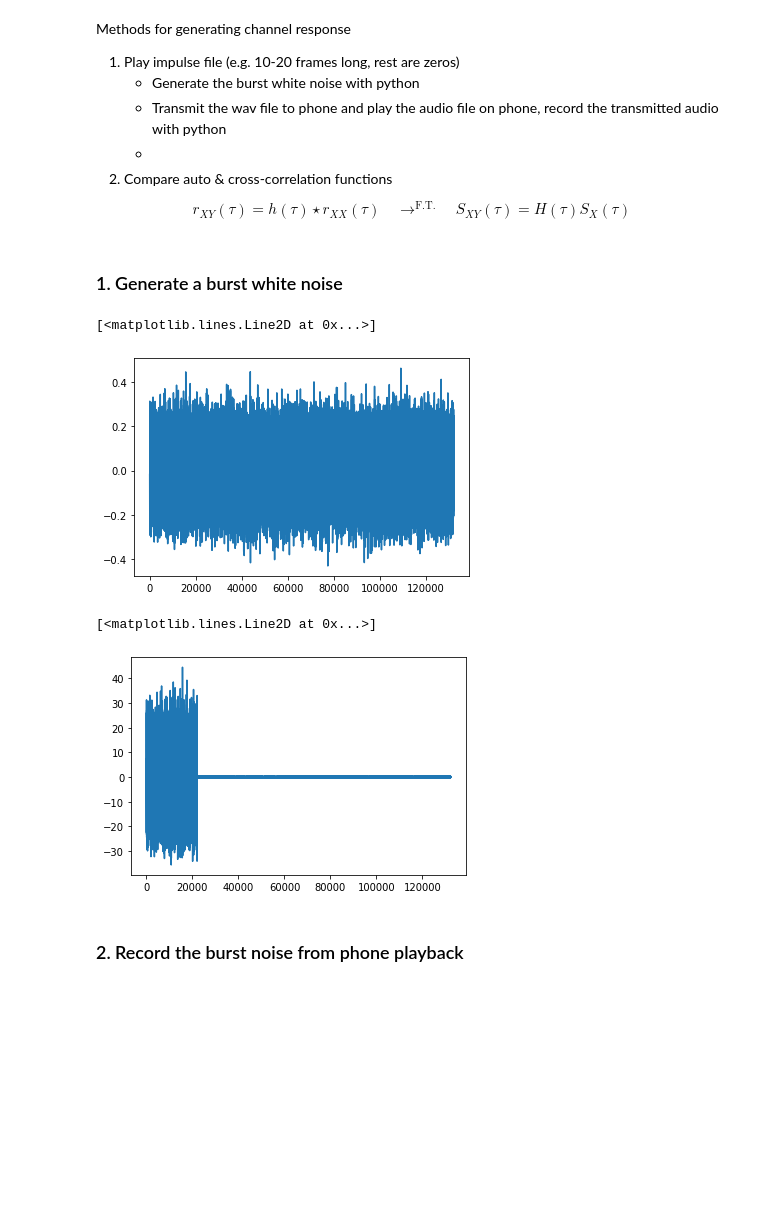
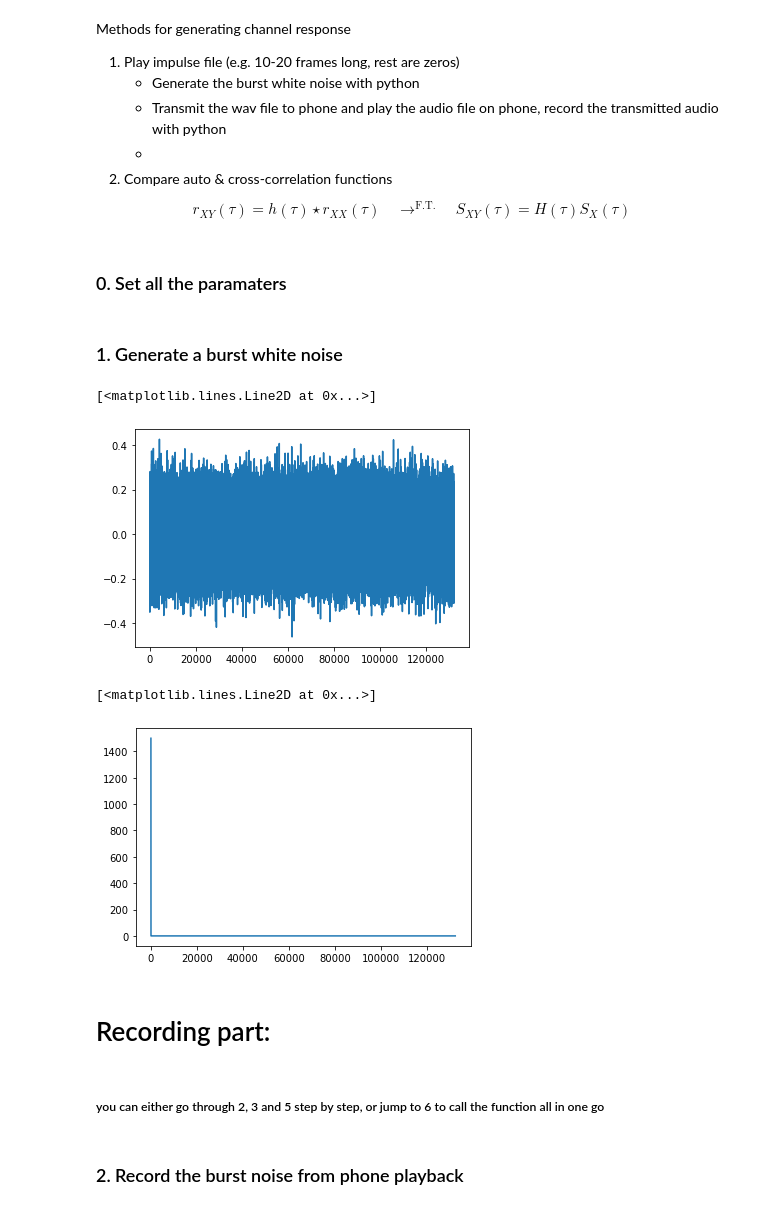
Before and after one commit to JingbiaoMei/Cambridge-Blue-Noise, a Jupyter notebook: Record.ipynb, the cells around one changed output. Drawn from its saved outputs; the diff is of its cells as text; code cells hidden in the pictures; blank space fills up the shorter version.

```diff
--- a/Record.ipynb
+++ b/Record.ipynb
@@ -34,3 +34,5 @@ Methods for generating channel response
 $$
     r_{XY}(\tau) = h(\tau) \star r_{XX}(\tau) \quad \rightarrow^{\textrm{F.T.}} \quad S_{XY}(\tau) = H(\tau) S_X(\tau)
 $$
+# %% [markdown]
+### 0. Set all the paramaters
@@ -37,28 +47,34 @@ $$
 # %% [markdown]
 ### 1. Generate a burst white noise
 # %%
-fs = 44100  # Sample rate
-seconds = 3  # Duration
+
 
 # Mean, Standard Deviation, num_samples
 noise = np.random.normal(0,0.1, fs*seconds)
 plt.plot(noise)
 # %% [output]
 [<matplotlib.lines.Line2D at 0x...>]
-[figure, old version]
+[figure, new version]
 # %%
 # Amplify the initial part of the audio
 # to create an impulse/burst
 impulse = 0.5 # length of impulse in second
-Burst_noise = noise
-Burst_noise[0:int(impulse * fs)] = 100 *  noise[0: int(impulse * fs)]
+Burst_noise = 0.1*noise
+# sample_length=int(impulse * fs)
+# sample_length=5
+# Burst_noise[0:sample_length] = 100 *  noise[0: sample_length]
+Burst_noise[0]=1500 # this is simply setting the first value to be positively high
 plt.plot(Burst_noise)
 # %% [output]
 [<matplotlib.lines.Line2D at 0x...>]
-[figure, old version]
+[figure, new version]
 # %%
 # Save the numpy as wav audio file
 write('test_noise.wav', fs, Burst_noise)
+# %% [markdown]
+# Recording part:
+# %% [markdown]
+##### you can either go through 2, 3 and 5 step by step, or jump to 6 to call the function all in one go
 # %% [markdown]
 ### 2. Record the burst noise from phone playback
 # %%
```
Also changed, not shown: parts of 24 cells of this notebook.
